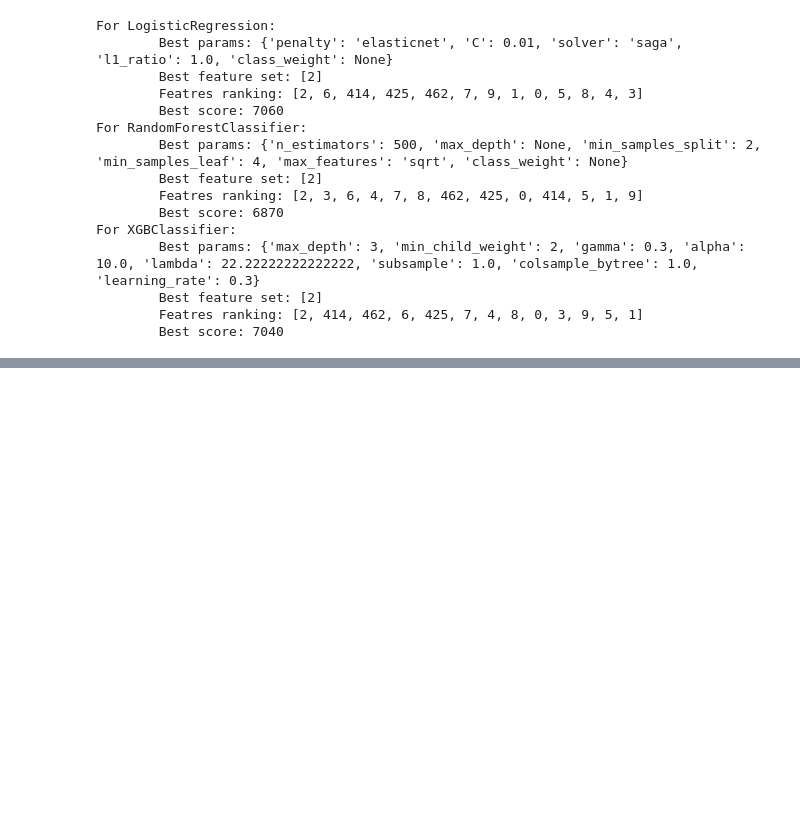
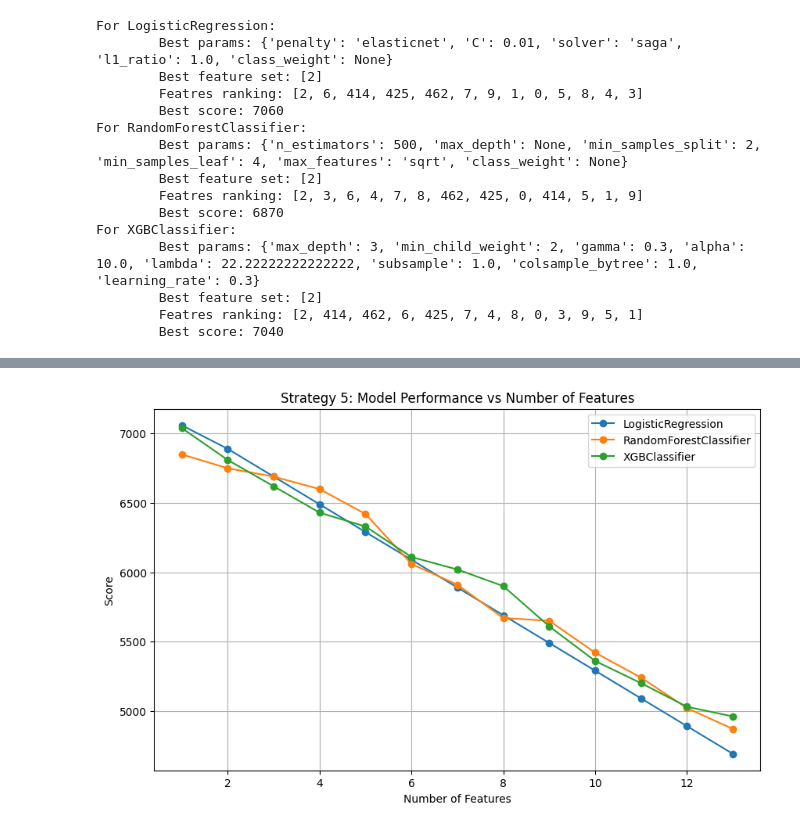
Before and after one commit to michal1701/AdvancedMachineLearning, a Jupyter notebook: Project 2/feature_correlation.ipynb, the cells around one changed output, grey strips where cells are left out. Drawn from its saved outputs; the diff is of its cells as text; code cells hidden in the pictures; blank space fills up the shorter version.

```diff
--- a/Project 2/feature_correlation.ipynb
+++ b/Project 2/feature_correlation.ipynb
@@ -287,0 +550,14 @@ For XGBClassifier:
+# %%
+plt.figure(figsize=(10, 6))
+for model_name in metrics_df['model_name'].unique():
+    df = metrics_df[metrics_df['model_name'] == model_name]
+    num_features = df['feature_subset'].apply(len)
+    plt.plot(num_features, df["final_score"], label=model_name, marker='o')
+plt.title('Strategy 5: Model Performance vs Number of Features (Custom Score)')
+plt.xlabel('Number of Features')
+plt.ylabel('Score')
+plt.legend()
+plt.grid()
+plt.show()
+# %% [output]
+[figure, added]
```
Also changed, not shown: parts of 31 cells of this notebook, 6 other files.
